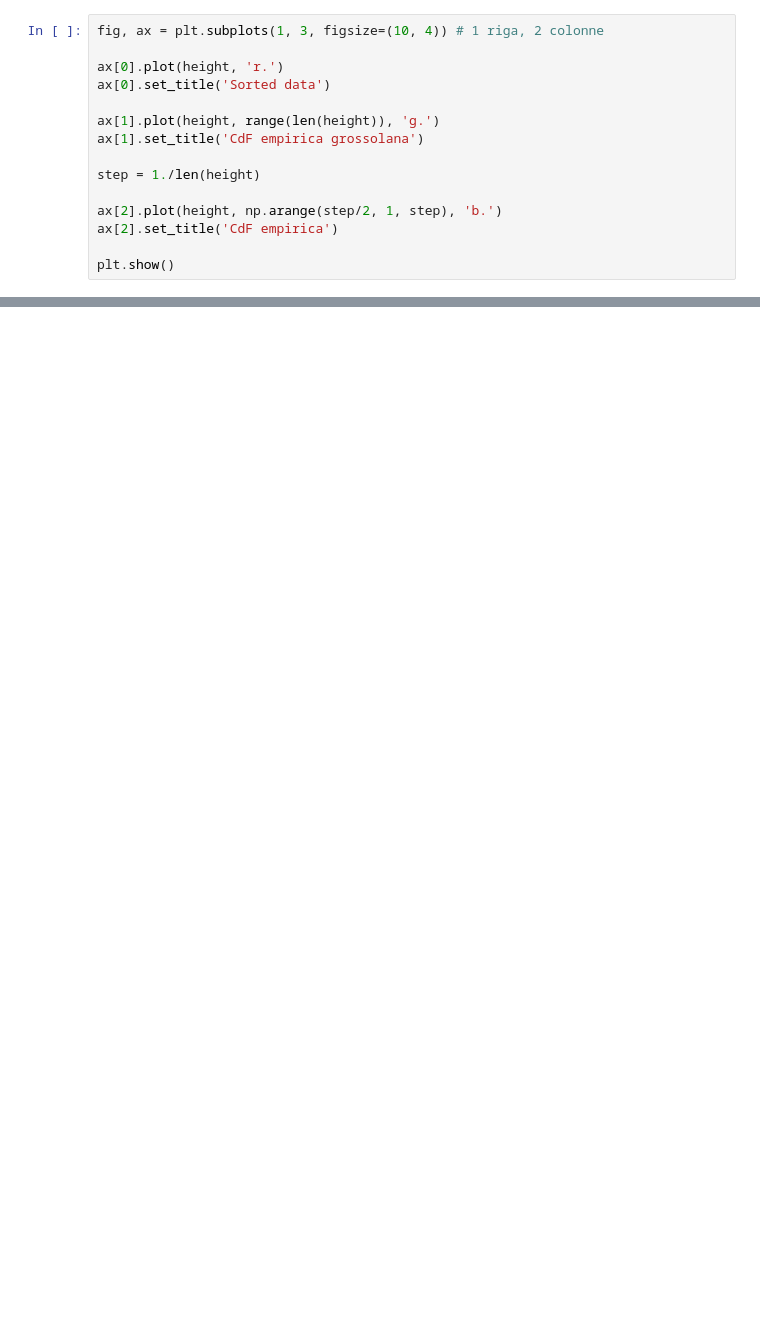
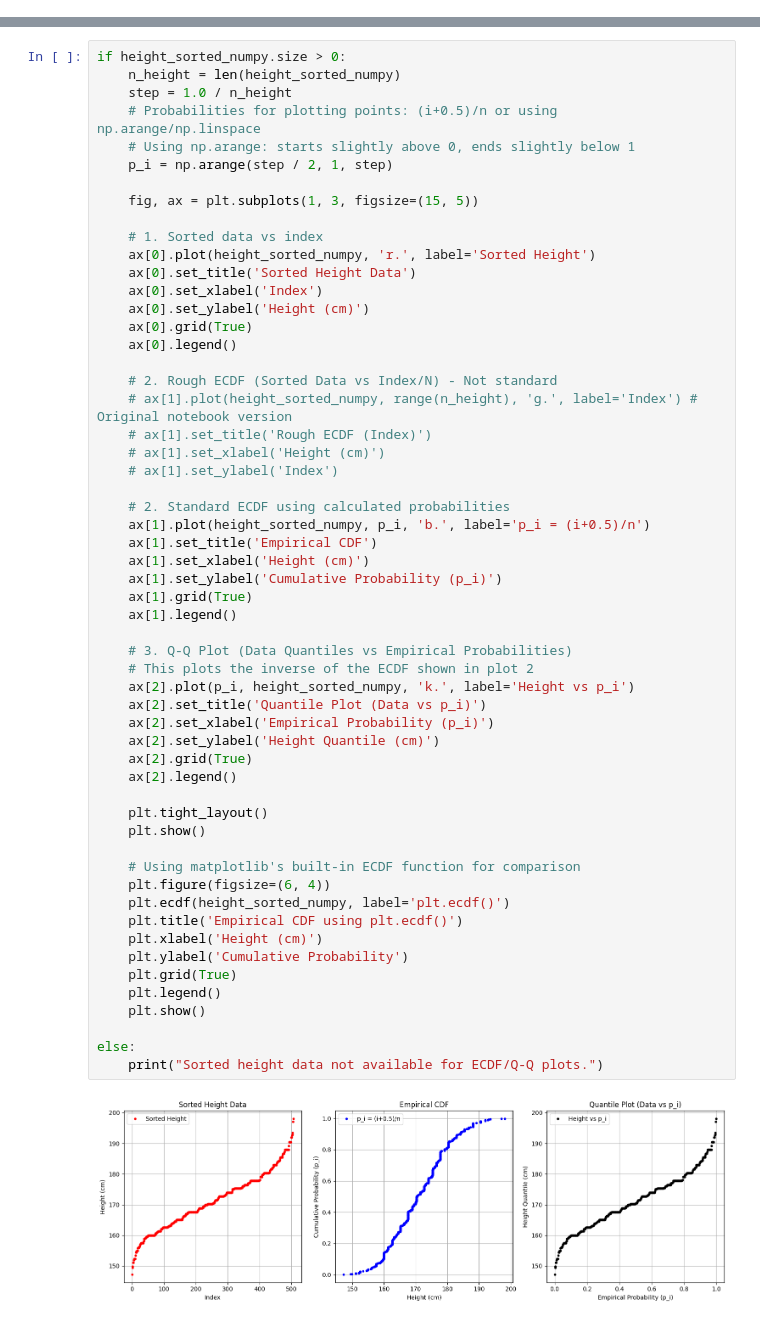
Before and after one commit to simonecolli/ML, a Jupyter notebook: src/laboratori/0102/inml25lab0102.ipynb, the cells around one changed output, grey strips where cells are left out. Saved outputs shown, nothing was run; the diff lists cells and outputs as text; blank space fills up the shorter version.

```diff
--- a/src/laboratori/0102/inml25lab0102.ipynb
+++ b/src/laboratori/0102/inml25lab0102.ipynb
@@ -400,15 +0,0 @@ height.sort() # sort in-place
-# %%
-fig, ax = plt.subplots(1, 3, figsize=(10, 4)) # 1 riga, 2 colonne
-
-ax[0].plot(height, 'r.')
-ax[0].set_title('Sorted data')
-
-ax[1].plot(height, range(len(height)), 'g.')
-ax[1].set_title('CdF empirica grossolana')
-
-step = 1./len(height)
-
-ax[2].plot(height, np.arange(step/2, 1, step), 'b.')
-ax[2].set_title('CdF empirica')
-
-plt.show()
@@ -603,0 +473,58 @@ plt.plot(df['Weight (kg)'], df['Height (cm)'], '.')
+# %%
+if height_sorted_numpy.size > 0:
+    n_height = len(height_sorted_numpy)
+    step = 1.0 / n_height
+    # Probabilities for plotting points: (i+0.5)/n or using np.arange/np.linspace
+    # Using np.arange: starts slightly above 0, ends slightly below 1
+    p_i = np.arange(step / 2, 1, step)
+
+    fig, ax = plt.subplots(1, 3, figsize=(15, 5))
+
+    # 1. Sorted data vs index
+    ax[0].plot(height_sorted_numpy, 'r.', label='Sorted Height')
+    ax[0].set_title('Sorted Height Data')
+    ax[0].set_xlabel('Index')
+    ax[0].set_ylabel('Height (cm)')
+    ax[0].grid(True)
+    ax[0].legend()
+
+    # 2. Rough ECDF (Sorted Data vs Index/N) - Not standard
+    # ax[1].plot(height_sorted_numpy, range(n_height), 'g.', label='Index') # Original notebook version
+    # ax[1].set_title('Rough ECDF (Index)')
+    # ax[1].set_xlabel('Height (cm)')
+    # ax[1].set_ylabel('Index')
+
+    # 2. Standard ECDF using calculated probabilities
+    ax[1].plot(height_sorted_numpy, p_i, 'b.', label='p_i = (i+0.5)/n')
+    ax[1].set_title('Empirical CDF')
+    ax[1].set_xlabel('Height (cm)')
+    ax[1].set_ylabel('Cumulative Probability (p_i)')
+    ax[1].grid(True)
+    ax[1].legend()
+
+    # 3. Q-Q Plot (Data Quantiles vs Empirical Probabilities)
+    # This plots the inverse of the ECDF shown in plot 2
+    ax[2].plot(p_i, height_sorted_numpy, 'k.', label='Height vs p_i')
+    ax[2].set_title('Quantile Plot (Data vs p_i)')
+    ax[2].set_xlabel('Empirical Probability (p_i)')
+    ax[2].set_ylabel('Height Quantile (cm)')
+    ax[2].grid(True)
+    ax[2].legend()
+
+    plt.tight_layout()
+    plt.show()
+
+    # Using matplotlib's built-in ECDF function for comparison
+    plt.figure(figsize=(6, 4))
+    plt.ecdf(height_sorted_numpy, label='plt.ecdf()')
+    plt.title('Empirical CDF using plt.ecdf()')
+    plt.xlabel('Height (cm)')
+    plt.ylabel('Cumulative Probability')
+    plt.grid(True)
+    plt.legend()
+    plt.show()
+
+else:
+    print("Sorted height data not available for ECDF/Q-Q plots.")
+# %% [output]
+[figure, added]
```
Also changed, not shown: parts of 128 cells of this notebook.
